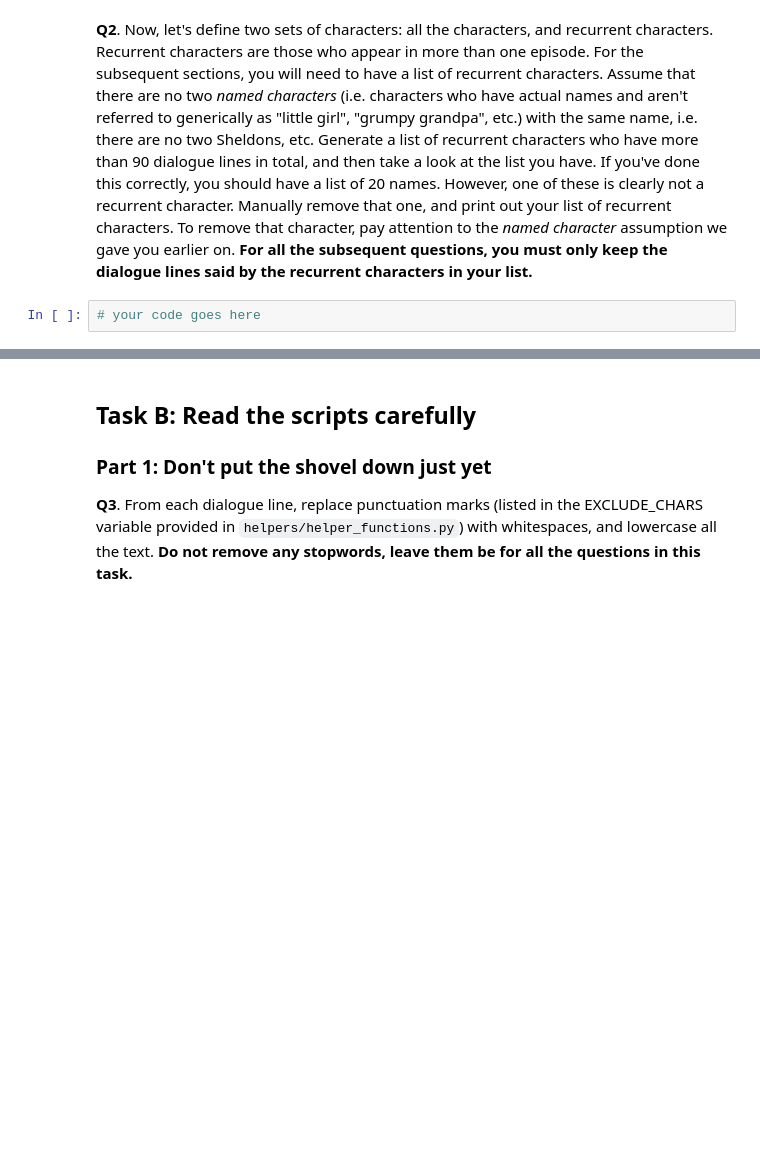
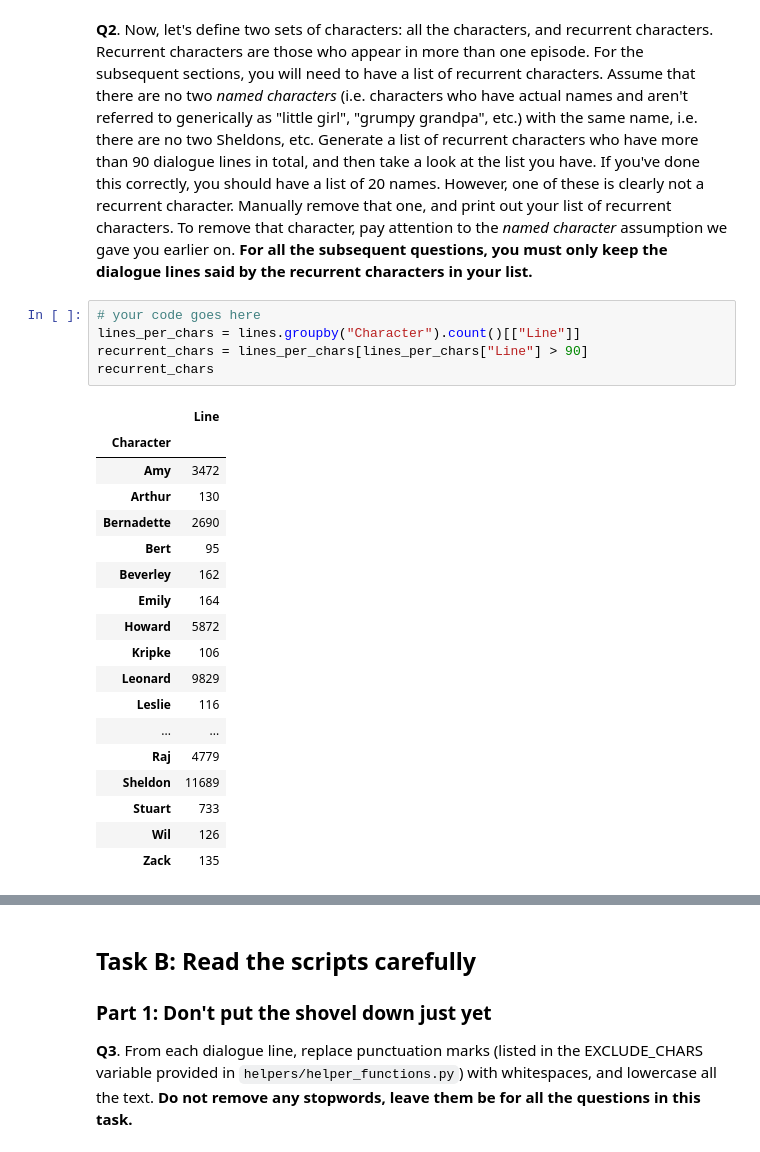
Before and after one commit to PeterYYZhang/2022, a Jupyter notebook: Tutorials/09 - Handing text/Handling_text_exercise_2.ipynb, the cells around one changed output, grey strips where cells are left out. Saved outputs shown, nothing was run; the diff lists cells and outputs as text; blank space fills up the shorter version.

```diff
--- a/Tutorials/09 - Handing text/Handling_text_exercise_2.ipynb
+++ b/Tutorials/09 - Handing text/Handling_text_exercise_2.ipynb
@@ -30,3 +64,25 @@ Our friends' argument concerns the entire show. We have given you a file in the
 **Q2**. Now, let's define two sets of characters: all the characters, and recurrent characters. Recurrent characters are those who appear in more than one episode. For the subsequent sections, you will need to have a list of recurrent characters. Assume that there are no two _named characters_ (i.e. characters who have actual names and aren't referred to generically as "little girl", "grumpy grandpa", etc.) with the same name, i.e. there are no two Sheldons, etc. Generate a list of recurrent characters who have more than 90 dialogue lines in total, and then take a look at the list you have. If you've done this correctly, you should have a list of 20 names. However, one of these is clearly not a recurrent character. Manually remove that one, and print out your list of recurrent characters. To remove that character, pay attention to the _named character_ assumption we gave you earlier on. **For all the subsequent questions, you must only keep the dialogue lines said by the recurrent characters in your list.**
 # %%
 # your code goes here
+lines_per_chars = lines.groupby("Character").count()[["Line"]]
+recurrent_chars = lines_per_chars[lines_per_chars["Line"] > 90]
+recurrent_chars
+# %% [output]
+|  | Line |
+| Character |  |
+| Amy | 3472 |
+| Arthur | 130 |
+| Bernadette | 2690 |
+| Bert | 95 |
+| Beverley | 162 |
+| Emily | 164 |
+| Howard | 5872 |
+| Kripke | 106 |
+| Leonard | 9829 |
+| Leslie | 116 |
+| ... | ... |
+| Raj | 4779 |
+| Sheldon | 11689 |
+| Stuart | 733 |
+| Wil | 126 |
+| Zack | 135 |
```
Also changed, not shown: parts of 21 cells of this notebook.
